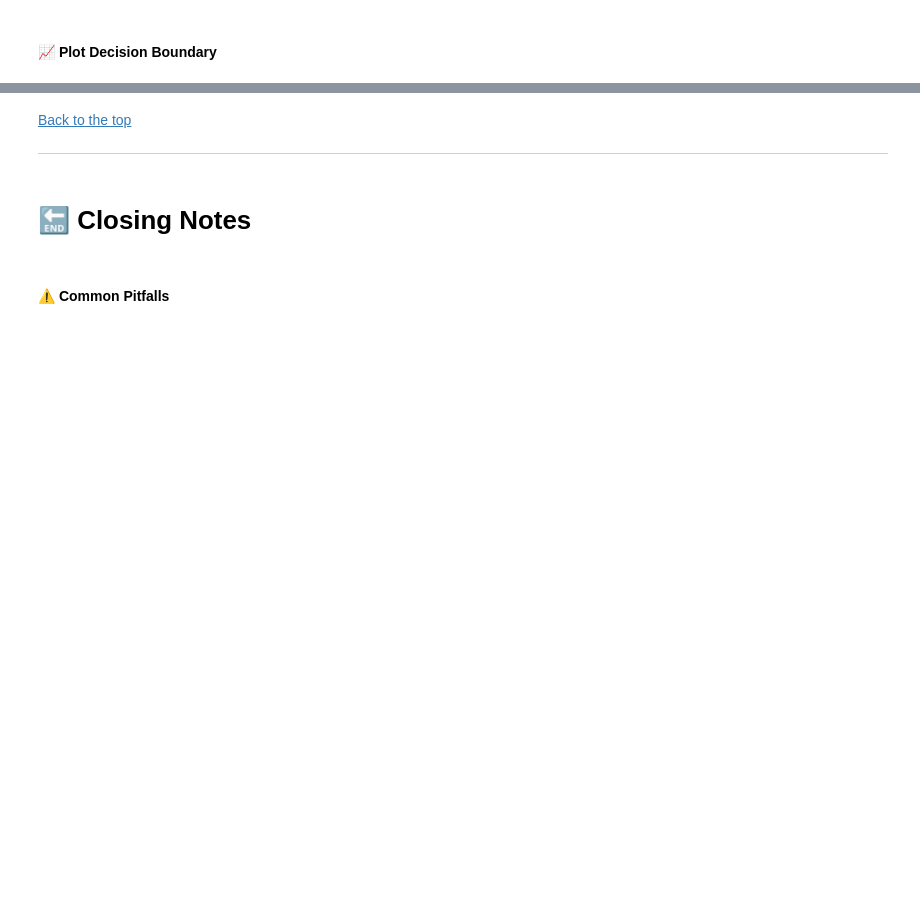
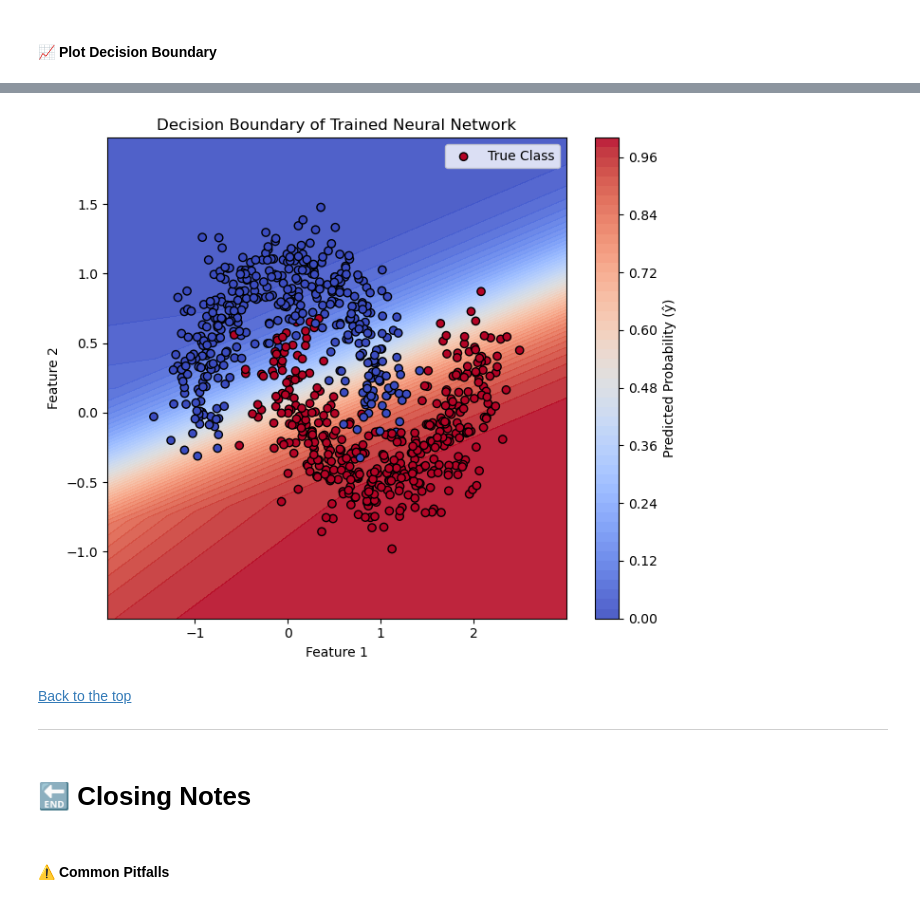
Before and after one commit to ashrithssreddy/genai-for-ds, a Jupyter notebook: 01_neural_networks.ipynb, the cells around one changed output, grey strips where cells are left out. Drawn from its saved outputs; the diff is of its cells as text; code cells hidden in the pictures; blank space fills up the shorter version.

```diff
--- a/01_neural_networks.ipynb
+++ b/01_neural_networks.ipynb
@@ -613,0 +668,18 @@ ___
+# %%
+# Activation + Loss Functions
+def relu(x):
+    return np.maximum(0, x)
+
+def relu_deriv(x):
+    return (x > 0).astype(float)
+
+def sigmoid(x):
+    return 1 / (1 + np.exp(-x))
+
+def sigmoid_deriv(x):
+    s = sigmoid(x)
+    return s * (1 - s)
+
+def binary_cross_entropy(y_hat, y):
+    eps = 1e-9
+    return -np.mean(y * np.log(y_hat + eps) + (1 - y) * np.log(1 - y_hat + eps))
@@ -620,3 +792,35 @@ ___
+# %%
+def plot_decision_boundary(X, y, W1, b1, W2, b2):
+    # Create mesh grid
+    x_min, x_max = X[:, 0].min() - 0.5, X[:, 0].max() + 0.5
+    y_min, y_max = X[:, 1].min() - 0.5, X[:, 1].max() + 0.5
+    xx, yy = np.meshgrid(np.linspace(x_min, x_max, 300),
+                         np.linspace(y_min, y_max, 300))
+    grid = np.c_[xx.ravel(), yy.ravel()]
+
+    # Predict probabilities for each point in grid
+    z1 = grid @ W1.T + b1
+    a1 = relu(z1)
+    z2 = a1 @ W2.T + b2
+    probs = sigmoid(z2).reshape(xx.shape)
+
+    # Plot
+    plt.figure(figsize=(7, 6))
+    contour = plt.contourf(xx, yy, probs, levels=50, cmap="coolwarm", alpha=0.9)
+    plt.colorbar(contour, label="Predicted Probability (ŷ)")
+    scatter = plt.scatter(X[:, 0], X[:, 1], c=y, cmap="coolwarm", edgecolors='k', label='True Class')
+
+    plt.title("Decision Boundary of Trained Neural Network")
+    plt.xlabel("Feature 1")
+    plt.ylabel("Feature 2")
+    plt.legend(loc="upper right")
+    plt.tight_layout()
+    plt.show();
+
+# Run it
+plot_decision_boundary(X_train, y_train, W1, b1, W2, b2)
+# %% [output]
+[figure, added]
 # %% [markdown]
 [Back to the top](#table-of-contents)
 ___
```
Also changed, not shown: parts of 12 cells of this notebook.
